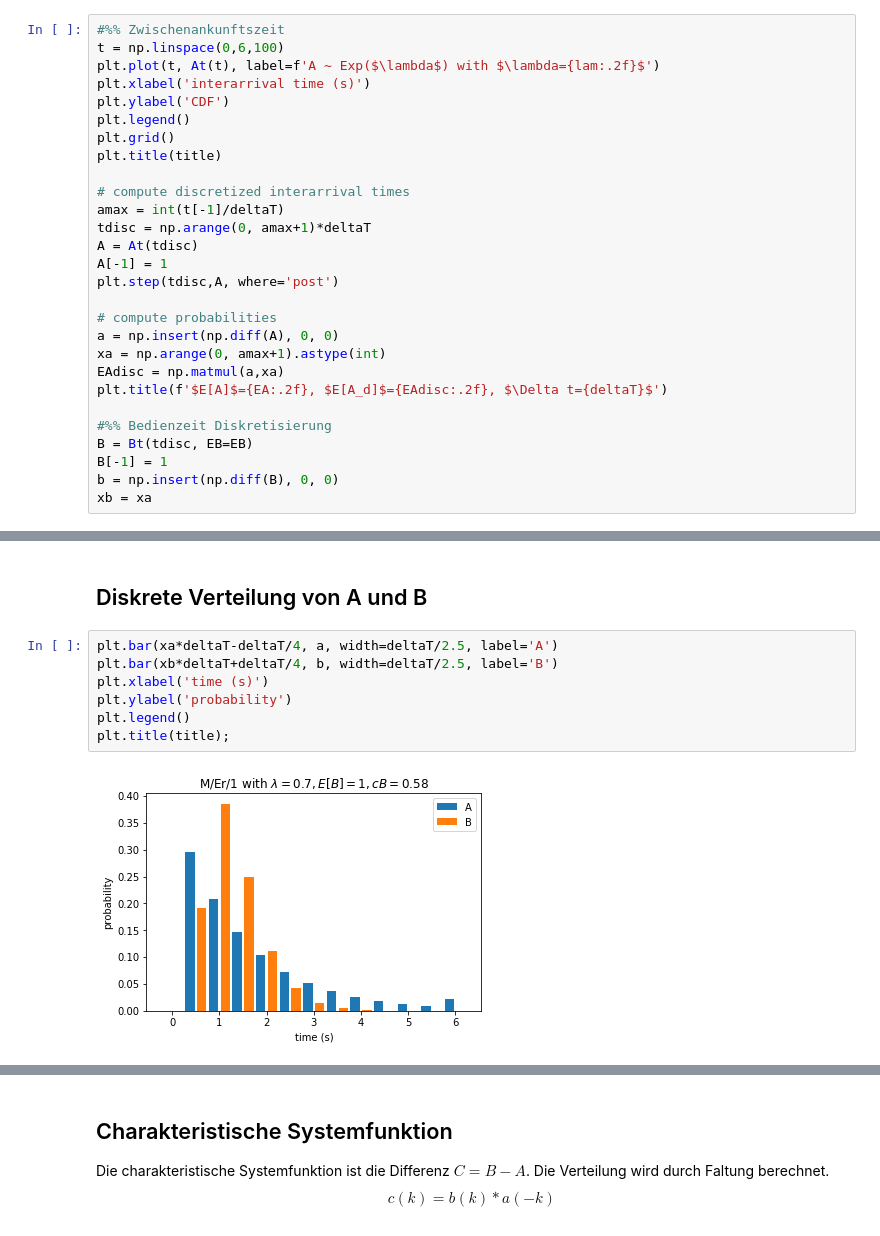
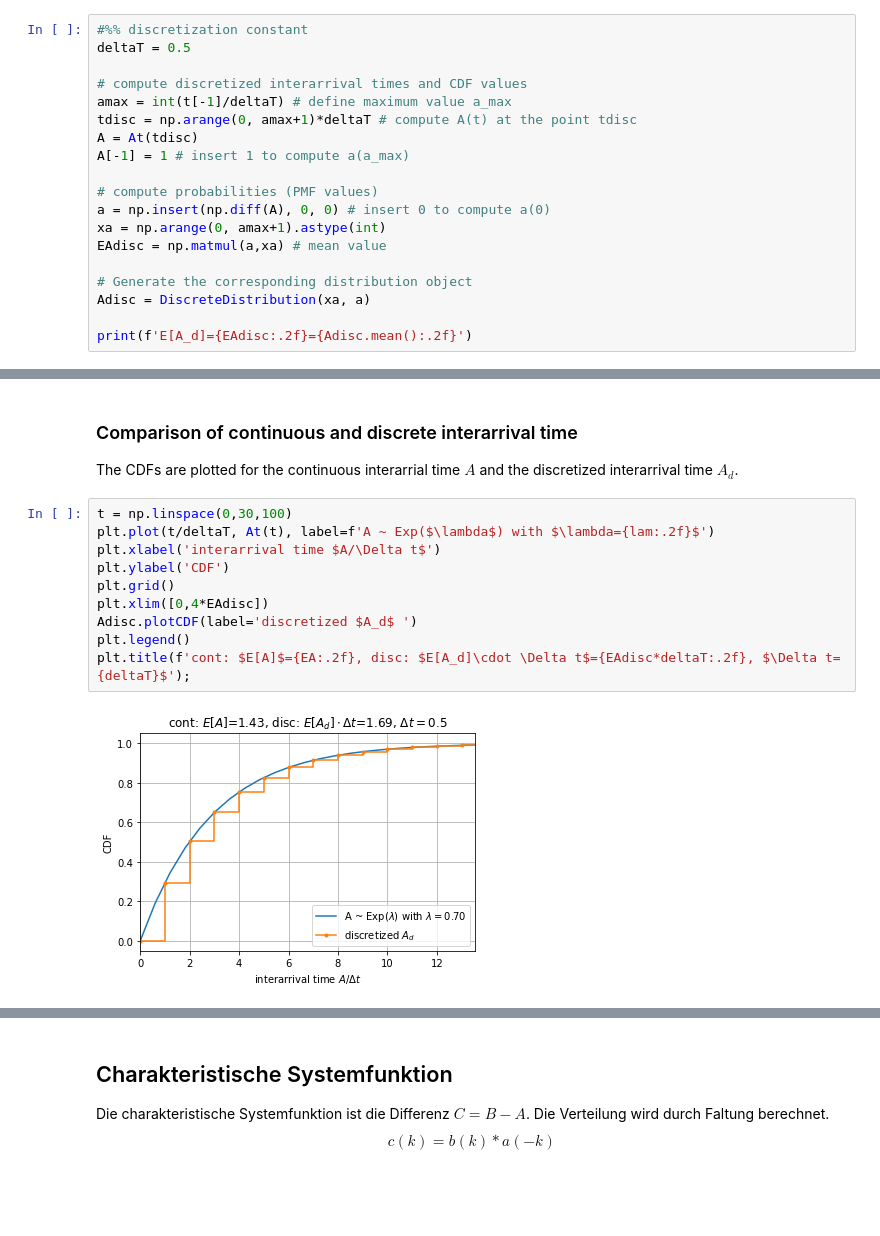
Before and after one commit to hossfeld/performance-modeling, a Jupyter notebook: chapter6_timeDiscreteAnalysis/ch6-4-mg1-discrete.ipynb, the cells around one changed output, grey strips where cells are left out. Cells and saved outputs as stored; diff of their text form; blank space fills up the shorter version.

```diff
--- a/chapter6_timeDiscreteAnalysis/ch6-4-mg1-discrete.ipynb
+++ b/chapter6_timeDiscreteAnalysis/ch6-4-mg1-discrete.ipynb
@@ -125,29 +143,20 @@ Es is $a_d(0)=0$ und $a_d(a_\max) = 1-A\left((a_\max-1)\cdot \Delta t\right)$.
 # %%
-#%% Zwischenankunftszeit
-t = np.linspace(0,6,100)
-plt.plot(t, At(t), label=f'A ~ Exp($\lambda$) with $\lambda={lam:.2f}$')
-plt.xlabel('interarrival time (s)')
-plt.ylabel('CDF')
-plt.legend()
-plt.grid()
-plt.title(title)
+#%% discretization constant
+deltaT = 0.5
 
-# compute discretized interarrival times
-amax = int(t[-1]/deltaT)
-tdisc = np.arange(0, amax+1)*deltaT
+# compute discretized interarrival times and CDF values
+amax = int(t[-1]/deltaT) # define maximum value a_max
+tdisc = np.arange(0, amax+1)*deltaT # compute A(t) at the point tdisc
 A = At(tdisc)
-A[-1] = 1
-plt.step(tdisc,A, where='post')
+A[-1] = 1 # insert 1 to compute a(a_max)
 
-# compute probabilities
-a = np.insert(np.diff(A), 0, 0)
+# compute probabilities (PMF values)
+a = np.insert(np.diff(A), 0, 0) # insert 0 to compute a(0)
 xa = np.arange(0, amax+1).astype(int)
-EAdisc = np.matmul(a,xa)
-plt.title(f'$E[A]$={EA:.2f}, $E[A_d]$={EAdisc:.2f}, $\Delta t={deltaT}$')
+EAdisc = np.matmul(a,xa) # mean value
 
-#%% Bedienzeit Diskretisierung
-B = Bt(tdisc, EB=EB)
-B[-1] = 1
-b = np.insert(np.diff(B), 0, 0)
-xb = xa
+# Generate the corresponding distribution object
+Adisc = DiscreteDistribution(xa, a)
+
+print(f'E[A_d]={EAdisc:.2f}={Adisc.mean():.2f}')
 # %% [output]
@@ -155,11 +164,15 @@ xb = xa
-# %% [markdown]
-## Diskrete Verteilung von A und B
-# %%
-plt.bar(xa*deltaT-deltaT/4, a, width=deltaT/2.5, label='A')
-plt.bar(xb*deltaT+deltaT/4, b, width=deltaT/2.5, label='B')
-plt.xlabel('time (s)')
-plt.ylabel('probability')
-plt.legend()
-plt.title(title);
-# %% [output]
-[figure, removed]
+# %% [markdown]
+### Comparison of continuous and discrete interarrival time
+The CDFs are plotted for the continuous interarrial time $A$ and the discretized interarrival time $A_d$.
+# %%
+t = np.linspace(0,30,100)
+plt.plot(t/deltaT, At(t), label=f'A ~ Exp($\lambda$) with $\lambda={lam:.2f}$')
+plt.xlabel('interarrival time $A/\Delta t$')
+plt.ylabel('CDF')
+plt.grid()
+plt.xlim([0,4*EAdisc])
+Adisc.plotCDF(label='discretized $A_d$ ')
+plt.legend()
+plt.title(f'cont: $E[A]$={EA:.2f}, disc: $E[A_d]\cdot \Delta t$={EAdisc*deltaT:.2f}, $\Delta t={deltaT}$');
+# %% [output]
+[figure, added]
```
Also changed, not shown: parts of 15 cells of this notebook, 2 other files.
